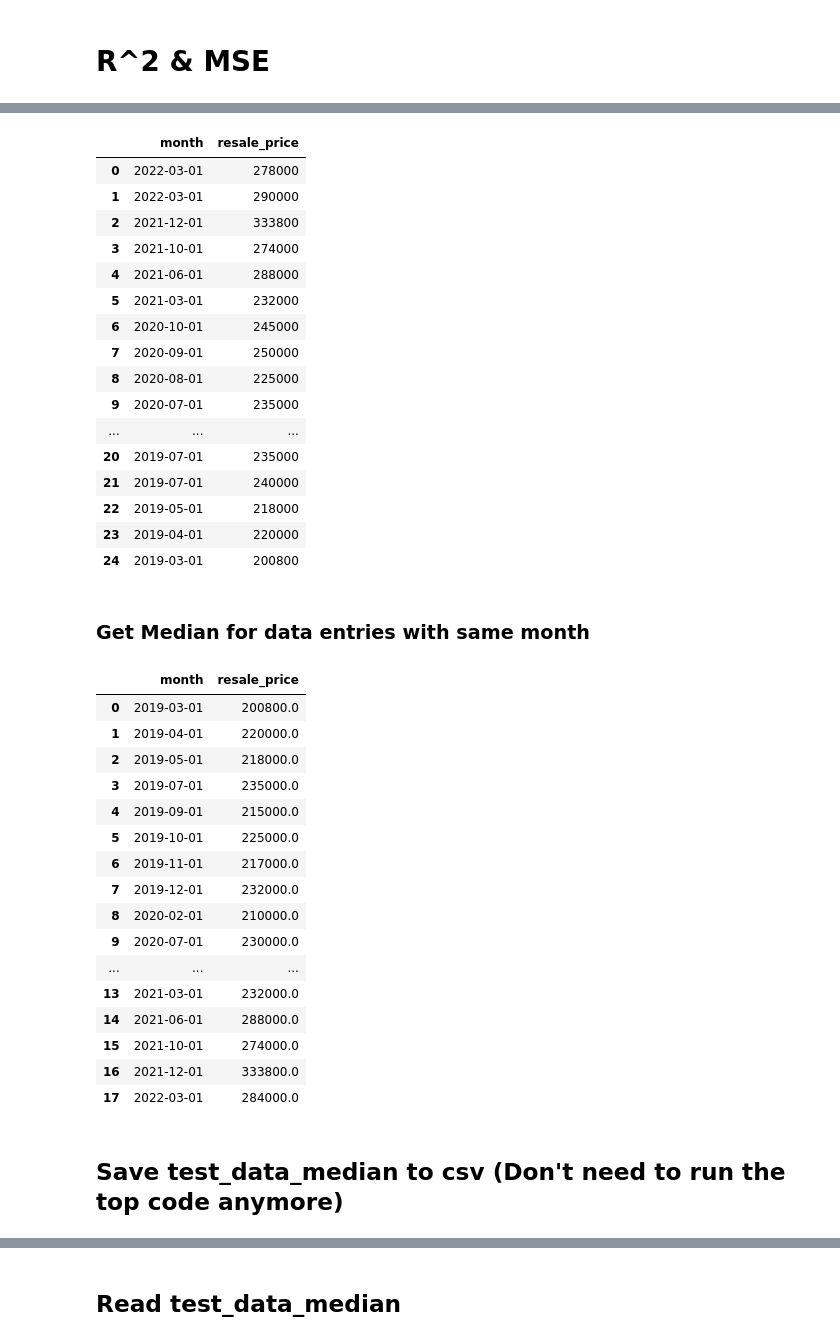
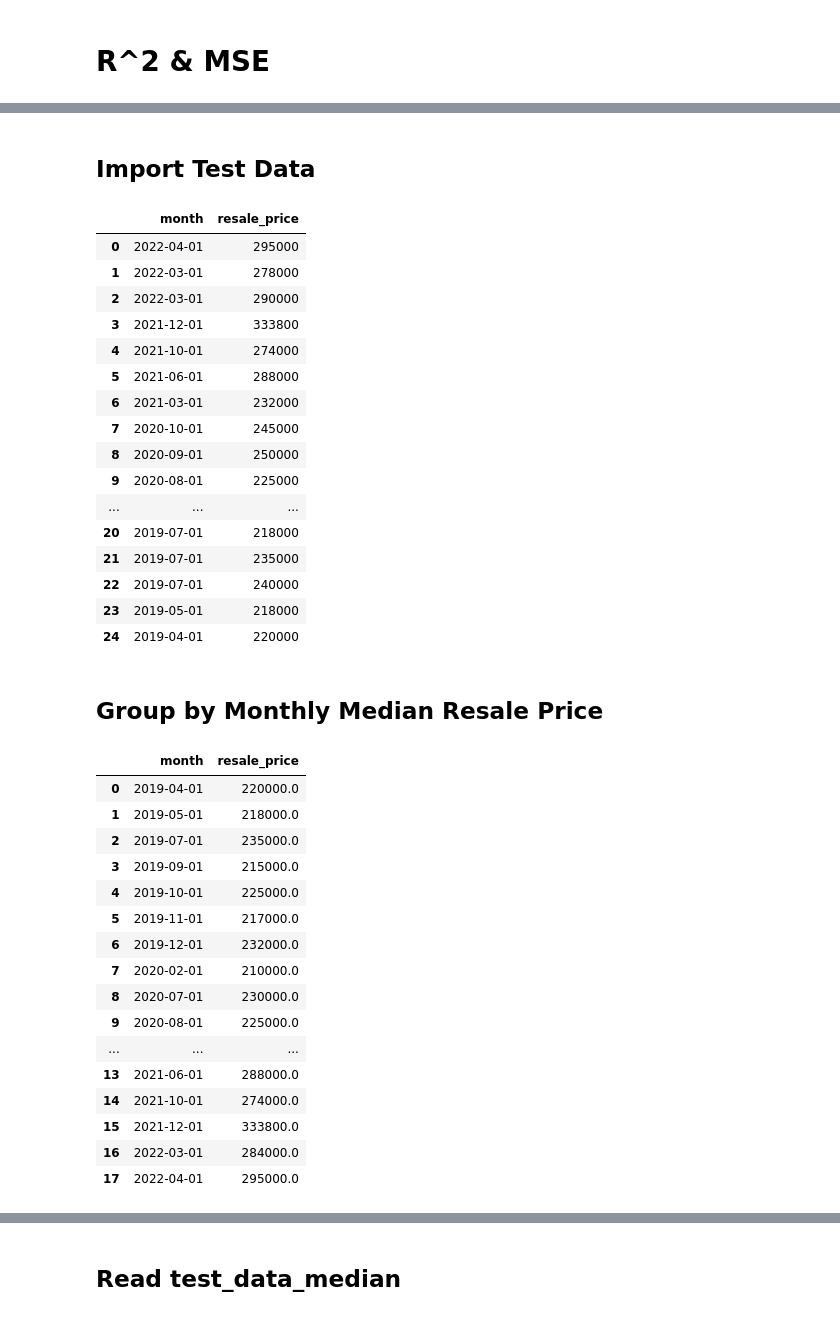
Before and after one commit to AnthonyChew/sc1015-1, a Jupyter notebook: ARIMA.ipynb, the cells around one changed output, grey strips where cells are left out. Cells and saved outputs as stored; diff of their text form; code cells hidden in the pictures.

```diff
--- a/ARIMA.ipynb
+++ b/ARIMA.ipynb
@@ -474,46 +395,46 @@ Source: https://www.propertyguru.com.sg/singapore-property-listing/hdb/jurong-we
+# %% [markdown]
+## Import Test Data
 # %%
-test_data = pd.read_csv("test_data.csv")
+test_data = pd.read_csv("./data_arima/test_data.csv")
 test_data
 # %% [output]
 |  | month | resale_price |
-| 0 | 2022-03-01 | 278000 |
-| 1 | 2022-03-01 | 290000 |
-| 2 | 2021-12-01 | 333800 |
-| 3 | 2021-10-01 | 274000 |
-| 4 | 2021-06-01 | 288000 |
-| 5 | 2021-03-01 | 232000 |
-| 6 | 2020-10-01 | 245000 |
-| 7 | 2020-09-01 | 250000 |
-| 8 | 2020-08-01 | 225000 |
-| 9 | 2020-07-01 | 235000 |
+| 0 | 2022-04-01 | 295000 |
+| 1 | 2022-03-01 | 278000 |
+| 2 | 2022-03-01 | 290000 |
+| 3 | 2021-12-01 | 333800 |
+| 4 | 2021-10-01 | 274000 |
+| 5 | 2021-06-01 | 288000 |
+| 6 | 2021-03-01 | 232000 |
+| 7 | 2020-10-01 | 245000 |
+| 8 | 2020-09-01 | 250000 |
+| 9 | 2020-08-01 | 225000 |
 | ... | ... | ... |
-| 20 | 2019-07-01 | 235000 |
-| 21 | 2019-07-01 | 240000 |
-| 22 | 2019-05-01 | 218000 |
-| 23 | 2019-04-01 | 220000 |
-| 24 | 2019-03-01 | 200800 |
+| 20 | 2019-07-01 | 218000 |
+| 21 | 2019-07-01 | 235000 |
+| 22 | 2019-07-01 | 240000 |
+| 23 | 2019-05-01 | 218000 |
+| 24 | 2019-04-01 | 220000 |
-# %% [markdown]
-### Get Median for data entries with same month
+# %% [markdown]
+## Group by Monthly Median Resale Price
 # %%
 test_data_median = test_data.groupby("month").median().reset_index()
 test_data_median
 # %% [output]
 |  | month | resale_price |
-| 0 | 2019-03-01 | 200800.0 |
-| 1 | 2019-04-01 | 220000.0 |
-| 2 | 2019-05-01 | 218000.0 |
-| 3 | 2019-07-01 | 235000.0 |
-| 4 | 2019-09-01 | 215000.0 |
-| 5 | 2019-10-01 | 225000.0 |
-| 6 | 2019-11-01 | 217000.0 |
-| 7 | 2019-12-01 | 232000.0 |
-| 8 | 2020-02-01 | 210000.0 |
-| 9 | 2020-07-01 | 230000.0 |
+| 0 | 2019-04-01 | 220000.0 |
+| 1 | 2019-05-01 | 218000.0 |
+| 2 | 2019-07-01 | 235000.0 |
+| 3 | 2019-09-01 | 215000.0 |
+| 4 | 2019-10-01 | 225000.0 |
+| 5 | 2019-11-01 | 217000.0 |
+| 6 | 2019-12-01 | 232000.0 |
+| 7 | 2020-02-01 | 210000.0 |
+| 8 | 2020-07-01 | 230000.0 |
+| 9 | 2020-08-01 | 225000.0 |
 | ... | ... | ... |
-| 13 | 2021-03-01 | 232000.0 |
-| 14 | 2021-06-01 | 288000.0 |
-| 15 | 2021-10-01 | 274000.0 |
-| 16 | 2021-12-01 | 333800.0 |
-| 17 | 2022-03-01 | 284000.0 |
+| 13 | 2021-06-01 | 288000.0 |
+| 14 | 2021-10-01 | 274000.0 |
+| 15 | 2021-12-01 | 333800.0 |
+| 16 | 2022-03-01 | 284000.0 |
+| 17 | 2022-04-01 | 295000.0 |
-# %% [markdown]
-## Save test_data_median to csv (Don't need to run the top code anymore)
```
Also changed, not shown: parts of 152 cells of this notebook, 23 other files.
